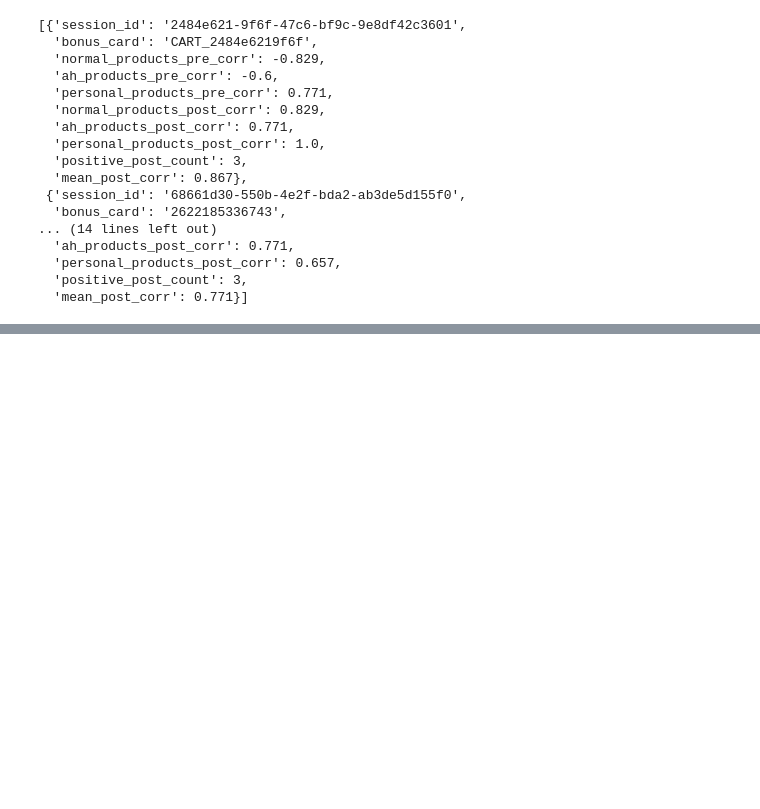
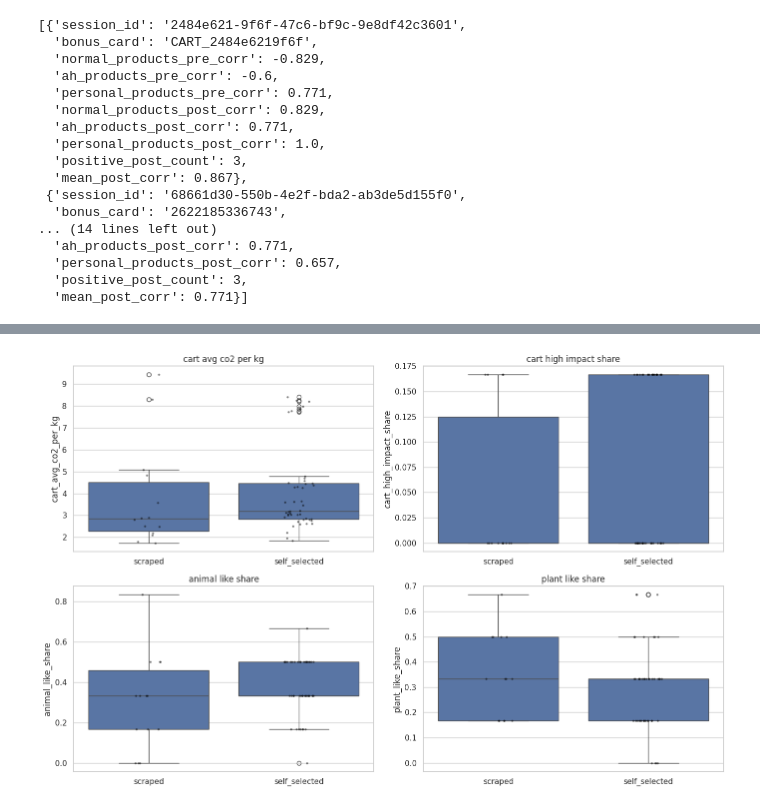
Before and after one commit to MontagueJacobs/albert, a Jupyter notebook: analysis/experiment_analysis.ipynb, the cells around one changed output, grey strips where cells are left out. Drawn from its saved outputs; the diff is of its cells as text; code cells hidden in the pictures; blank space fills up the shorter version.

```diff
--- a/analysis/experiment_analysis.ipynb
+++ b/analysis/experiment_analysis.ipynb
@@ -1534,0 +1921,22 @@ Top 3 most plausible one-off normal_products_pre misreads:
+# %%
+# Visual comparison between scraped and self_selected groups
+plot_metrics = [
+    'cart_avg_co2_per_kg',
+    'cart_high_impact_share',
+    'animal_like_share',
+    'plant_like_share',
+]
+
+fig, axes = plt.subplots(2, 2, figsize=(14, 9))
+axes = axes.ravel()
+
+for ax, metric in zip(axes, plot_metrics):
+    sns.boxplot(data=comparison_df, x='cart_source', y=metric, ax=ax)
+    sns.stripplot(data=comparison_df, x='cart_source', y=metric, ax=ax, color='black', size=3, alpha=0.5)
+    ax.set_title(metric.replace('_', ' '))
+    ax.set_xlabel('')
+
+plt.tight_layout()
+plt.show()
+# %% [output]
+[figure, added]
```
Also changed, not shown: parts of 6 cells of this notebook, 3 other files.
